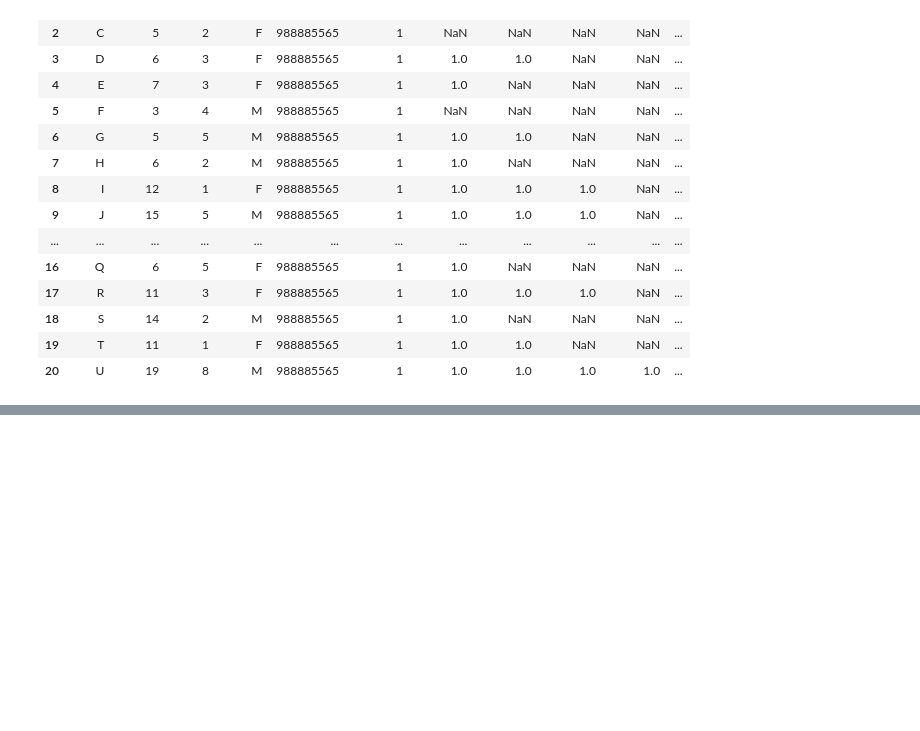
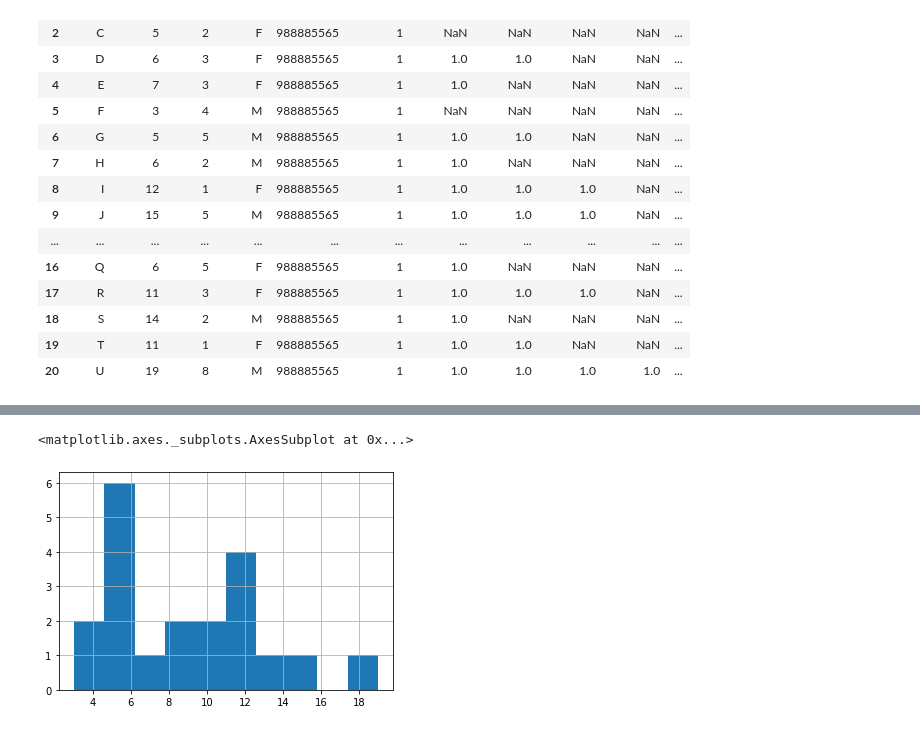
Before and after one commit to Chaitanyadasari/samVikas, a Jupyter notebook: samvikas_hackathon.ipynb, the cells around one changed output, grey strips where cells are left out. Saved outputs shown, nothing was run; the diff lists cells and outputs as text; code cells hidden in the pictures; blank space fills up the shorter version.

```diff
--- a/samvikas_hackathon.ipynb
+++ b/samvikas_hackathon.ipynb
@@ -60,2 +75,4 @@ df.fillna(0)
+# %%
+df = df.drop(df.index[1])
 # %%
-df[df.columns.drop(['Name', 'Height'])]
+df1 = df[df.columns.drop(['Name', 'Height','Contact','Location'])]
@@ -79,0 +79,4 @@ df[df.columns.drop(['Name', 'Height'])]
+# %%
+df2 = df1.fillna(0)
+df2
+df2['Gender'].astype(str)
@@ -80,2 +101,6 @@ df[df.columns.drop(['Name', 'Height'])]
 # %%
 #visualization
+df2['Months'].hist()
+# %% [output]
+<matplotlib.axes._subplots.AxesSubplot at 0x...>
+[figure, added]
```
Also changed, not shown: parts of 14 cells of this notebook.
